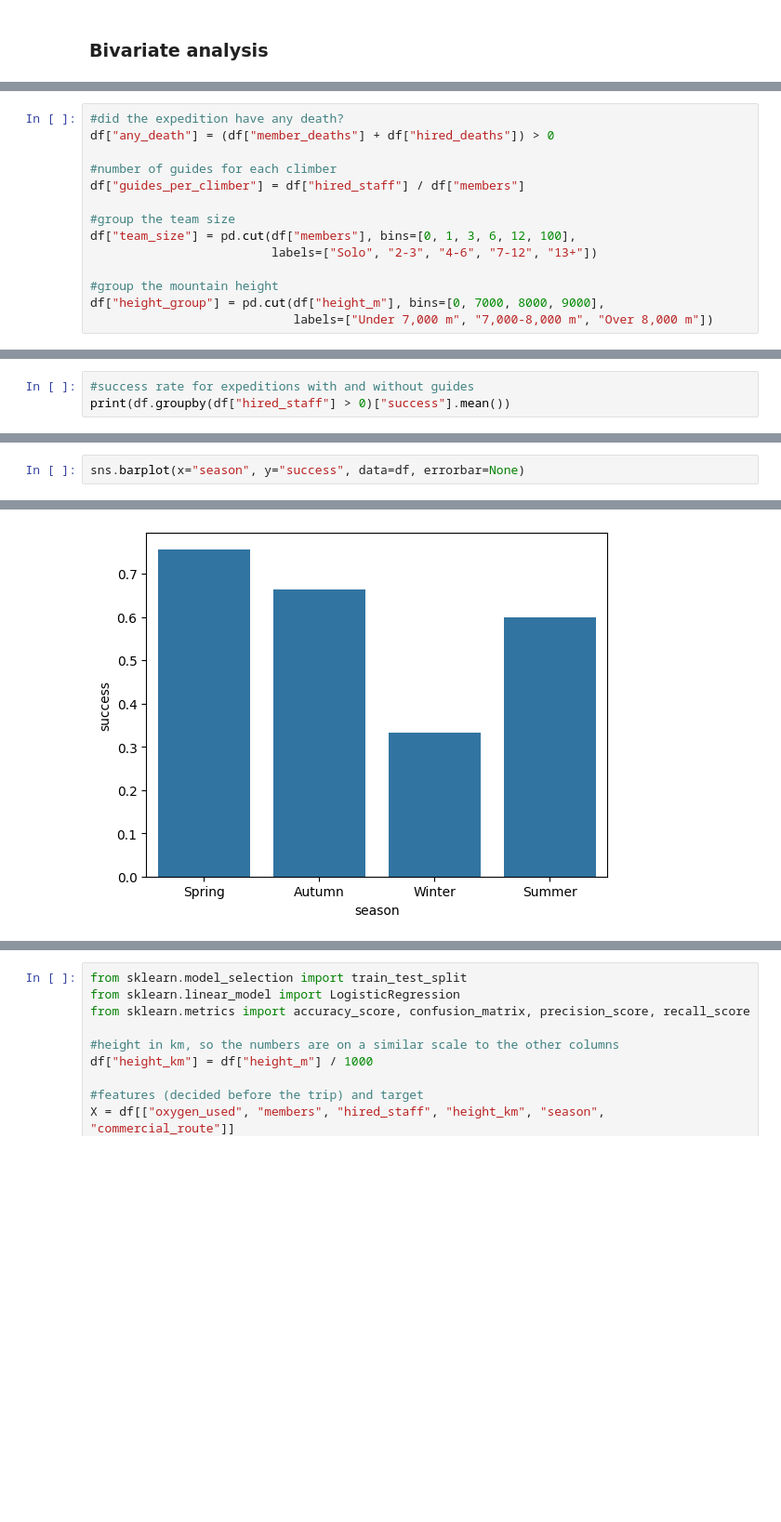
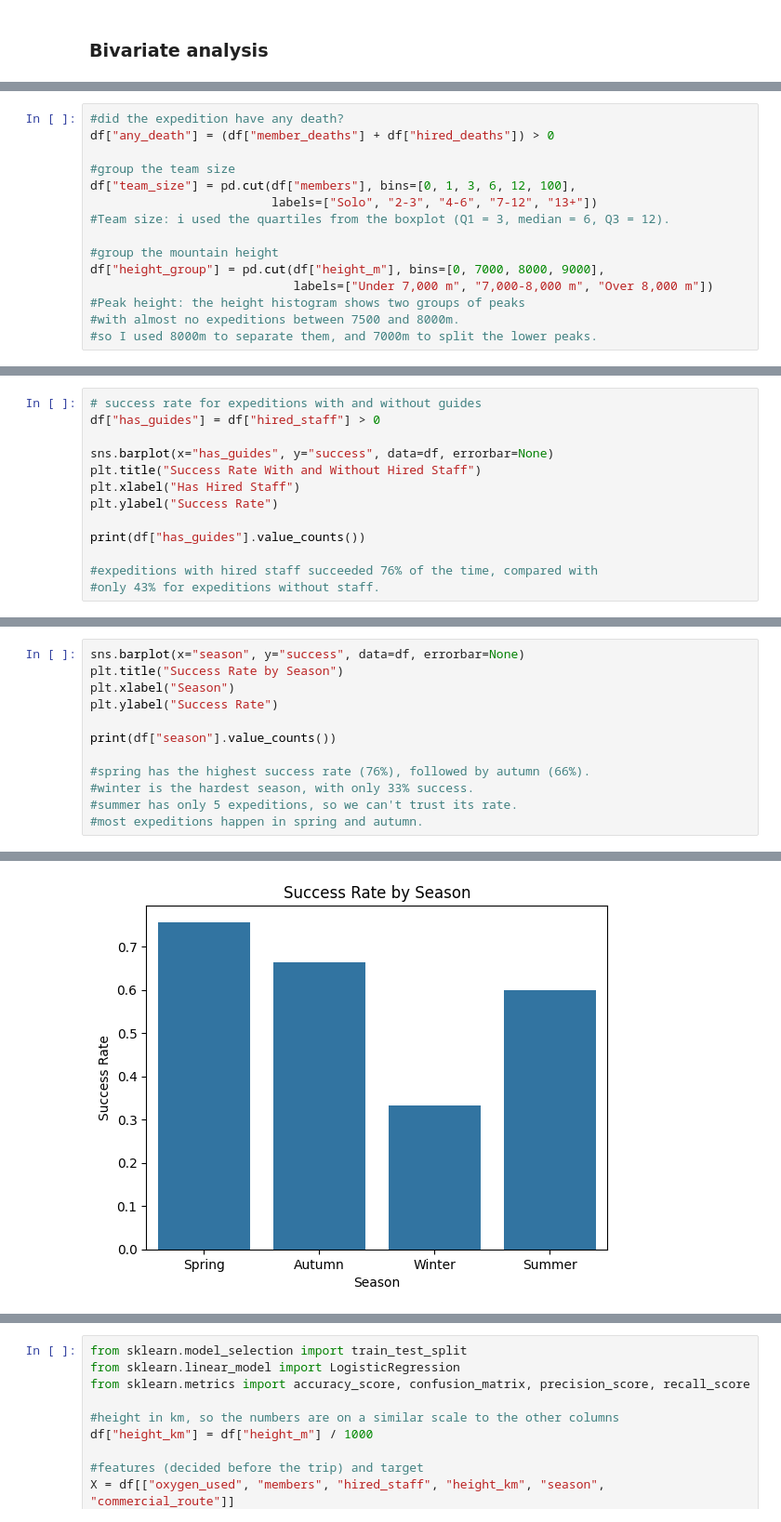
Before and after one commit to Aleenw/himalayan-expeditions-analysis, a Jupyter notebook: notebook/himalayan_eda.ipynb, the cells around one changed output, grey strips where cells are left out. Shown at 93% size. Drawn from its saved outputs; the diff is of its cells as text; blank space fills up the shorter version.

```diff
--- a/notebook/himalayan_eda.ipynb
+++ b/notebook/himalayan_eda.ipynb
@@ -822,13 +812,14 @@ Crosstab
 #did the expedition have any death?
 df["any_death"] = (df["member_deaths"] + df["hired_deaths"]) > 0
 
-#number of guides for each climber
-df["guides_per_climber"] = df["hired_staff"] / df["members"]
-
 #group the team size
 df["team_size"] = pd.cut(df["members"], bins=[0, 1, 3, 6, 12, 100],
                          labels=["Solo", "2-3", "4-6", "7-12", "13+"])
+#Team size: i used the quartiles from the boxplot (Q1 = 3, median = 6, Q3 = 12).
 
 #group the mountain height
 df["height_group"] = pd.cut(df["height_m"], bins=[0, 7000, 8000, 9000],
                             labels=["Under 7,000 m", "7,000-8,000 m", "Over 8,000 m"])
+#Peak height: the height histogram shows two groups of peaks
+#with almost no expeditions between 7500 and 8000m.
+#so I used 8000m to separate them, and 7000m to split the lower peaks.
@@ -851,4 +914,14 @@ sns.scatterplot(x="members", y="hired_staff", data=df)
 # %%
-#success rate for expeditions with and without guides
-print(df.groupby(df["hired_staff"] > 0)["success"].mean())
+# success rate for expeditions with and without guides
+df["has_guides"] = df["hired_staff"] > 0
+
+sns.barplot(x="has_guides", y="success", data=df, errorbar=None)
+plt.title("Success Rate With and Without Hired Staff")
+plt.xlabel("Has Hired Staff")
+plt.ylabel("Success Rate")
+
+print(df["has_guides"].value_counts())
+
+#expeditions with hired staff succeeded 76% of the time, compared with
+#only 43% for expeditions without staff.
 # %% [output]
@@ -859,3 +933,13 @@ Name: success, dtype: float64
 # %%
 sns.barplot(x="season", y="success", data=df, errorbar=None)
+plt.title("Success Rate by Season")
+plt.xlabel("Season")
+plt.ylabel("Success Rate")
+
+print(df["season"].value_counts())
+
+#spring has the highest success rate (76%), followed by autumn (66%).
+#winter is the hardest season, with only 33% success.
+#summer has only 5 expeditions, so we can't trust its rate.
+#most expeditions happen in spring and autumn.
 # %% [output]
@@ -863,3 +952,3 @@ sns.barplot(x="season", y="success", data=df, errorbar=None)
-[figure, old version]
+[figure, new version]
 # %%
 sns.barplot(x="season", y="any_death", data=df, errorbar=None)
```
Also changed, not shown: parts of 19 cells of this notebook.
